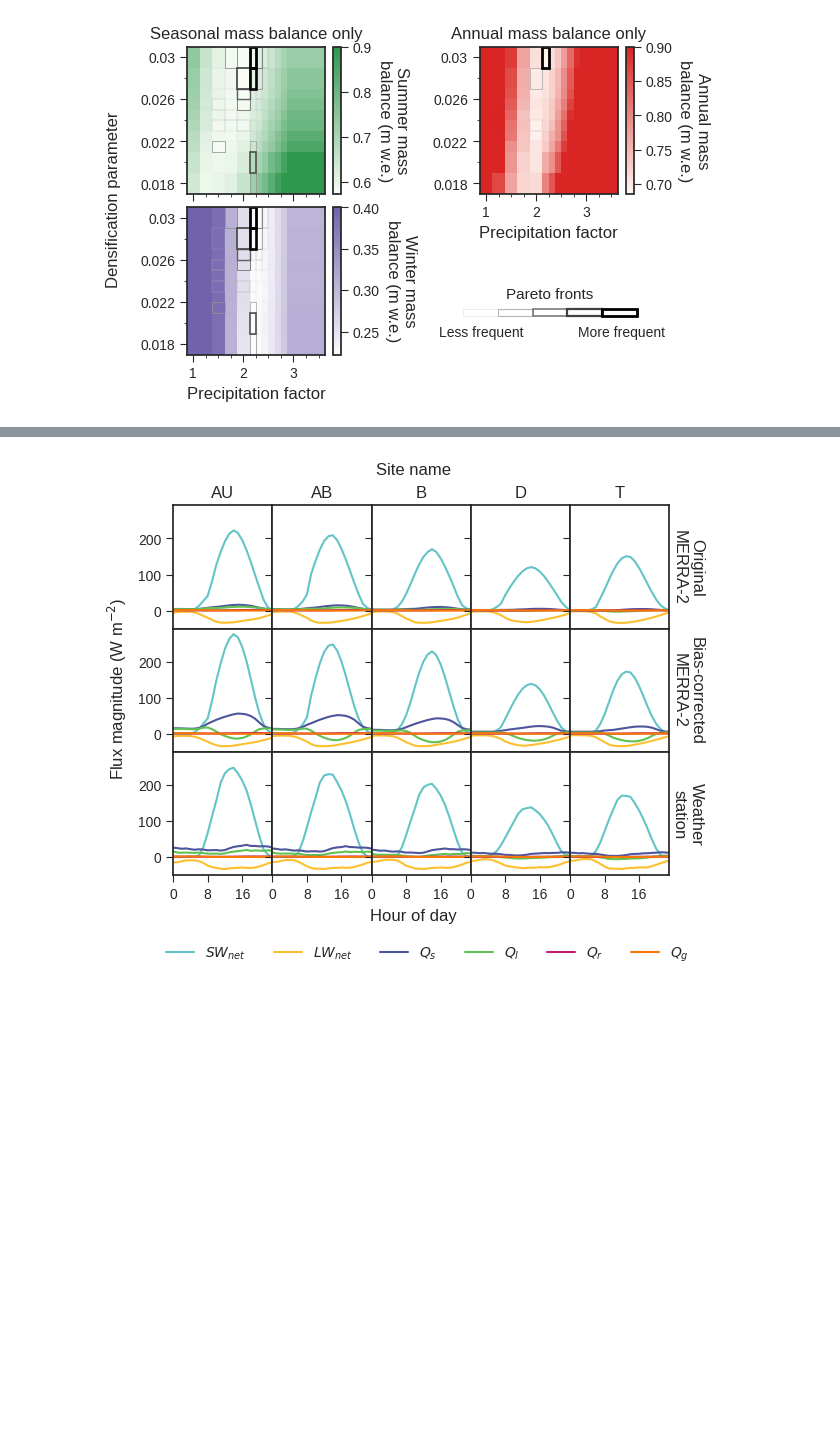
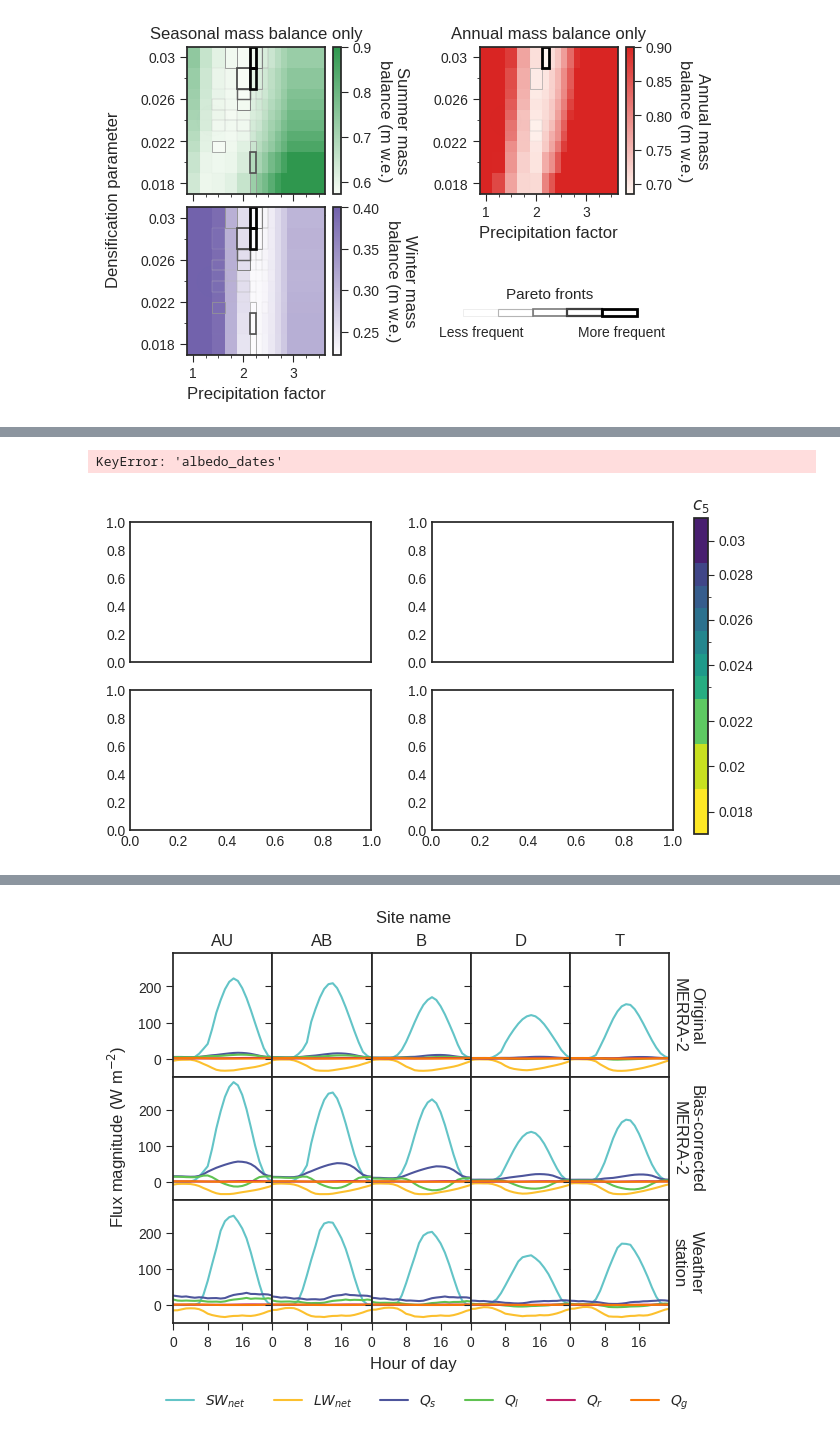
Before and after one commit to clairevwilson/PyGEM-EB, a Jupyter notebook: figs_results.ipynb, the cells around one changed output, grey strips where cells are left out. Saved outputs shown, nothing was run; the diff lists cells and outputs as text; code cells hidden in the pictures; blank space fills up the shorter version.

```diff
--- a/figs_results.ipynb
+++ b/figs_results.ipynb
@@ -122,6 +123,9 @@ plt.savefig('/trace/group/rounce/cvwilson/Output/seasonal_annual_only_calibratio
 # %%
 # ===== PLOT 2024 PARETO FRONT VALIDATION =====
-# gsplot.plot_pareto_2024(all_pareto_flat, result_dict, frequency_dict, best, savefig=True)
+gsplot.plot_pareto_2024(all_pareto_flat, result_dict, frequency_dict, best, savefig=True)
+# %% [output]
+KeyError: 'albedo_dates'
+[figure, added]
 # %%
 # ===== TRADEOFFS TIMESERIES FOR ONE RUN TYPE =====
 # gsplot.plot_tradeoffs_2024(result_dict, best_by[-1])
```
Also changed, not shown: parts of 11 cells of this notebook, 3 other files.
